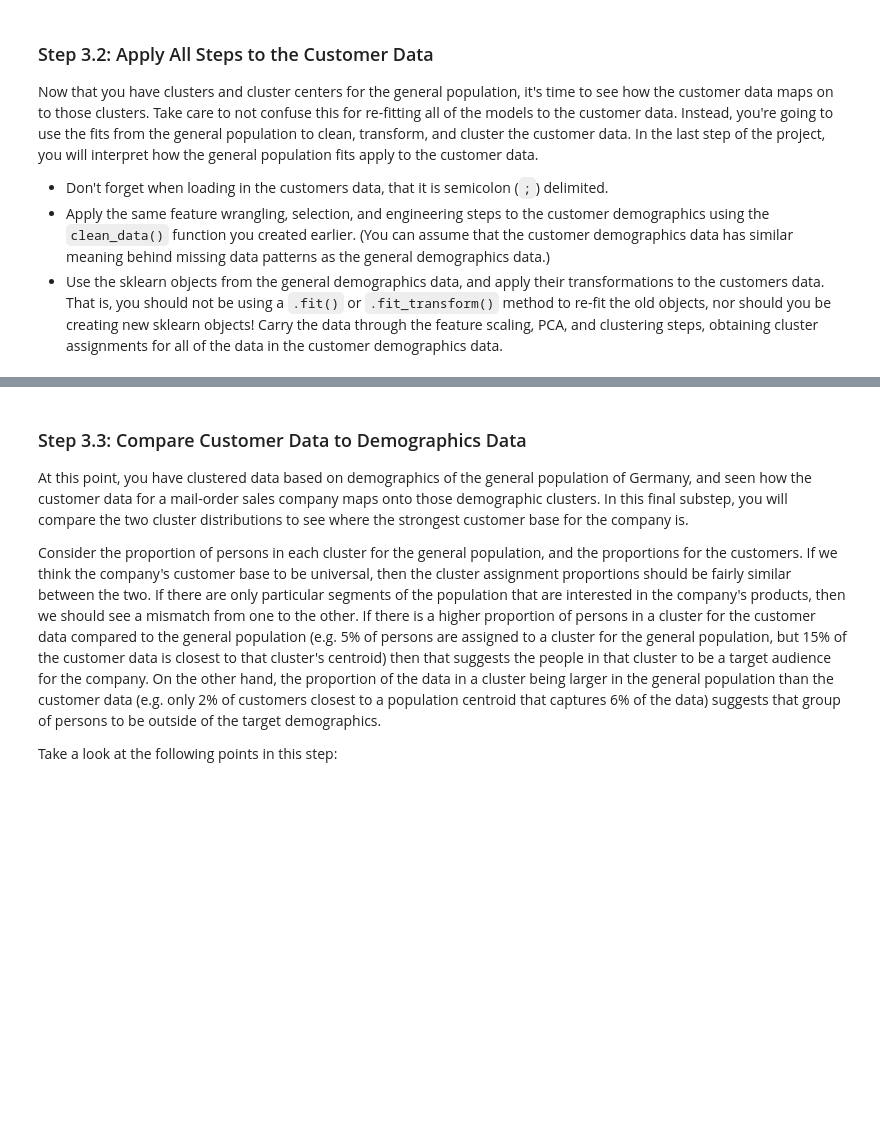
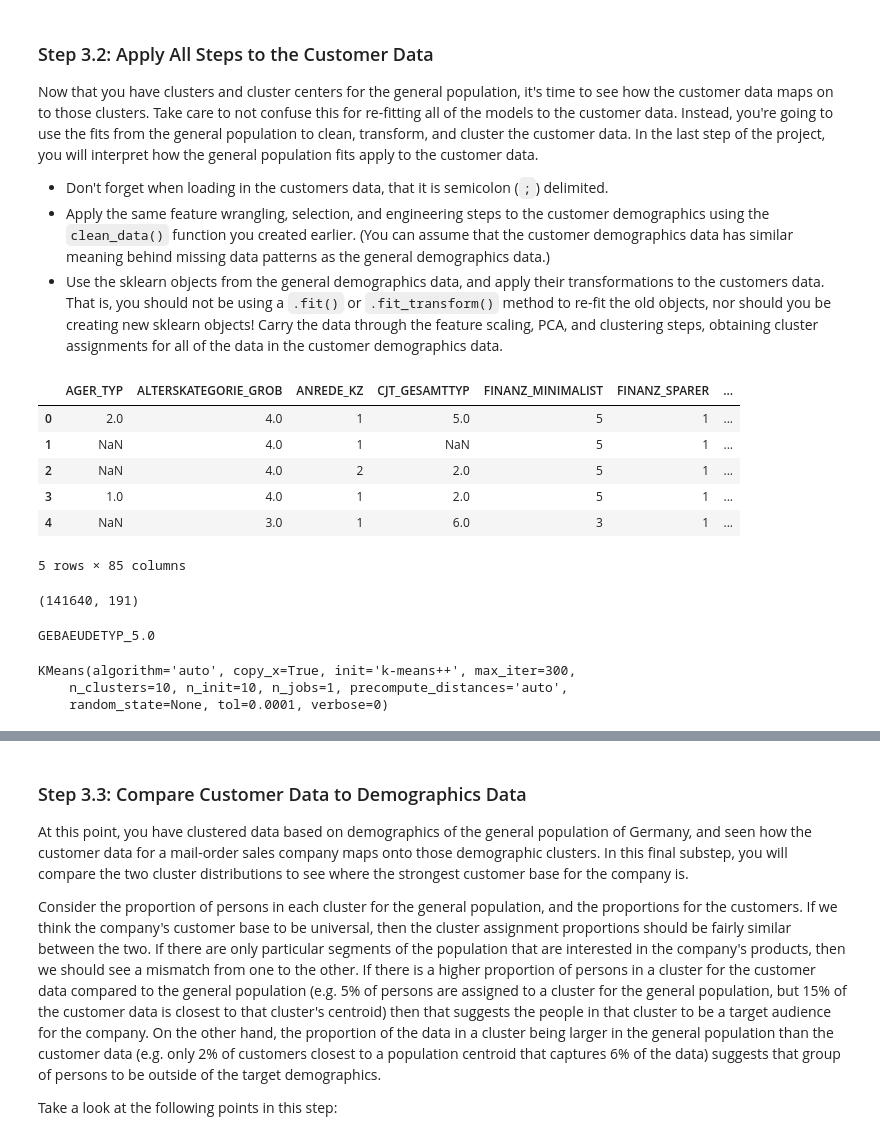
Before and after one commit to ShamezW/Identify_Customer_Segments, a Jupyter notebook: Identify_Customer_Segments.ipynb, the cells around one changed output, grey strips where cells are left out. Drawn from its saved outputs; the diff is of its cells as text; code cells hidden in the pictures; blank space fills up the shorter version.

```diff
--- a/Identify_Customer_Segments.ipynb
+++ b/Identify_Customer_Segments.ipynb
@@ -568,7 +880,17 @@ Now that you have clusters and cluster centers for the general population, it's
 - Use the sklearn objects from the general demographics data, and apply their transformations to the customers data. That is, you should not be using a `.fit()` or `.fit_transform()` method to re-fit the old objects, nor should you be creating new sklearn objects! Carry the data through the feature scaling, PCA, and clustering steps, obtaining cluster assignments for all of the data in the customer demographics data.
 # %%
 # Load in the customer demographics data.
-customers =
+customers = pd.read_csv('Udacity_CUSTOMERS_Subset.csv', sep=';')
+# %%
+customers.head()
+# %% [output]
+|  | AGER_TYP | ALTERSKATEGORIE_GROB | ANREDE_KZ | CJT_GESAMTTYP | FINANZ_MINIMALIST | FINANZ_SPARER | ... |
+| 0 | 2.0 | 4.0 | 1 | 5.0 | 5 | 1 | ... |
+| 1 | NaN | 4.0 | 1 | NaN | 5 | 1 | ... |
+| 2 | NaN | 4.0 | 2 | 2.0 | 5 | 1 | ... |
+| 3 | 1.0 | 4.0 | 1 | 2.0 | 5 | 1 | ... |
+| 4 | NaN | 3.0 | 1 | 6.0 | 3 | 1 | ... |
+5 rows × 85 columns
 # %%
 # Apply preprocessing, feature transformation, and clustering from the general
 # demographics onto the customer data, obtaining cluster predictions for the
@@ -575,0 +899,10 @@ customers =
+# %%
+customers_cleaned.shape
+# %% [output]
+(141640, 191)
+# %%
+for column in azdias_scaled.columns:
+    if column not in customers_cleaned.columns:
+        print(column)
+# %% [output]
+GEBAEUDETYP_5.0
@@ -575,0 +911,6 @@ customers =
+# %%
+kmeans
+# %% [output]
+KMeans(algorithm='auto', copy_x=True, init='k-means++', max_iter=300,
+    n_clusters=10, n_init=10, n_jobs=1, precompute_distances='auto',
+    random_state=None, tol=0.0001, verbose=0)
```
Also changed, not shown: parts of 37 cells of this notebook.
